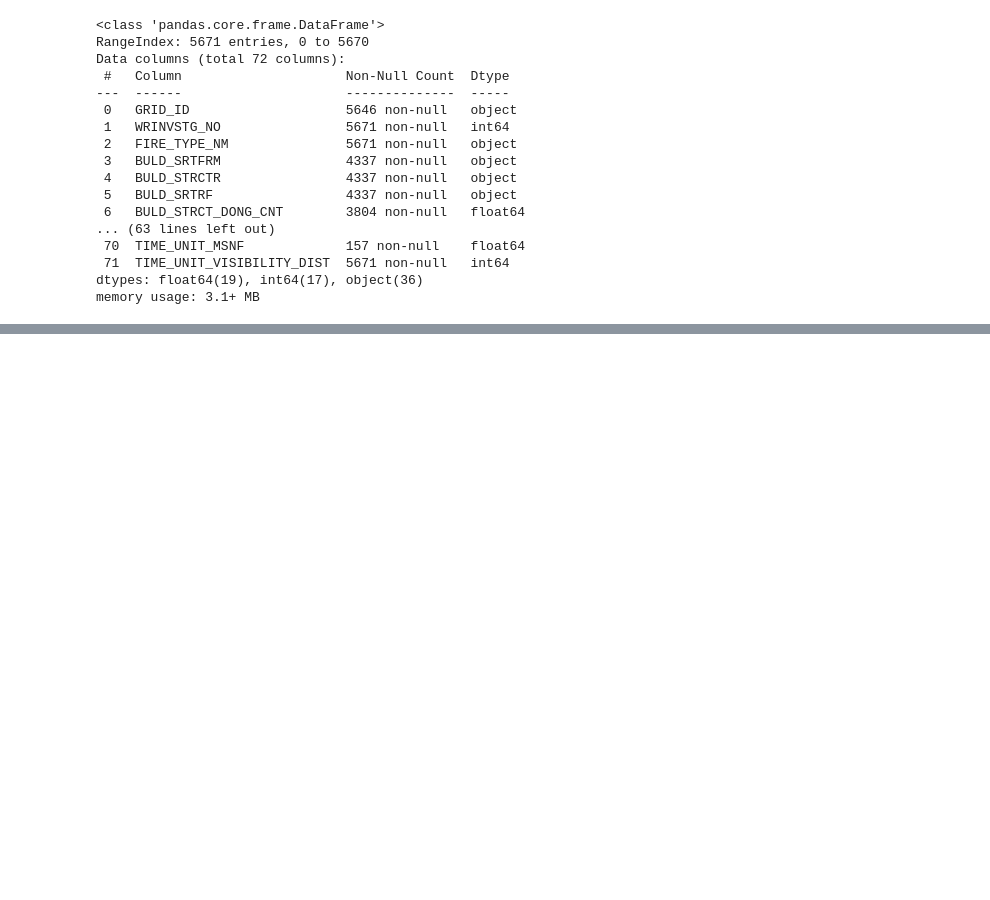
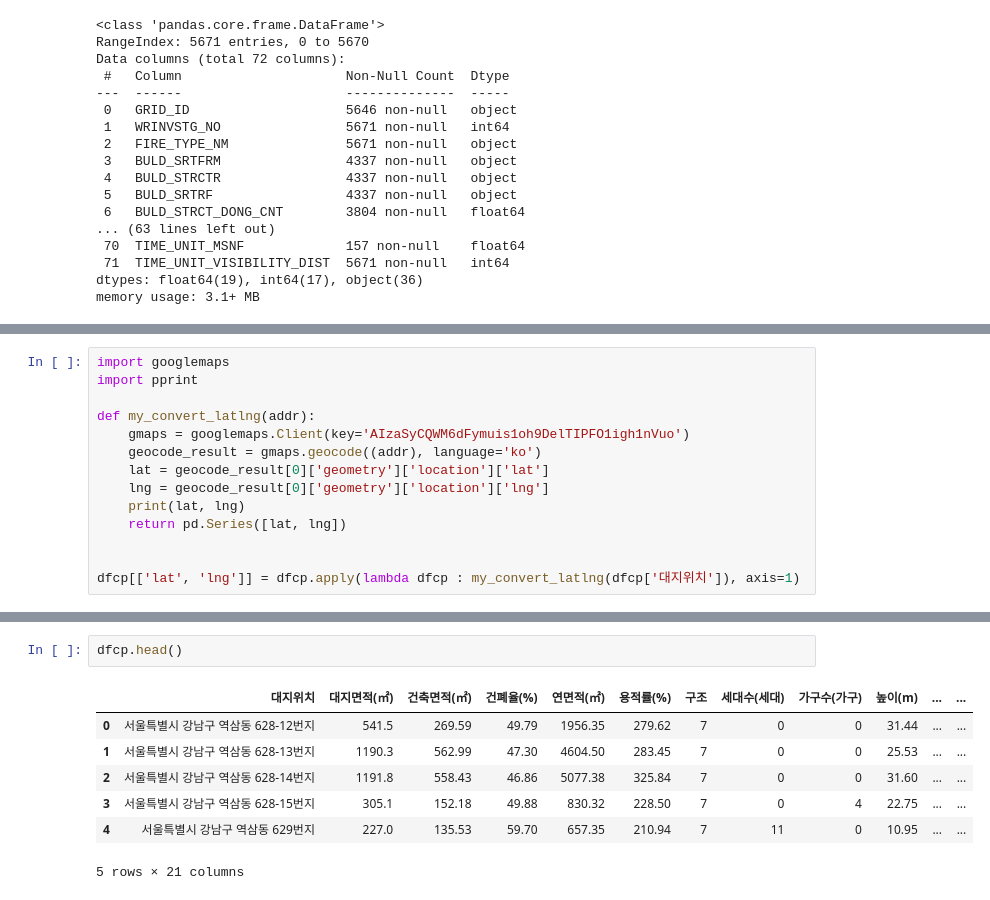
Before and after one commit to joonaeng/SA_AI_SEMI_PROJECT, a Jupyter notebook: Old_Structure_Seoul.ipynb, the cells around one changed output, grey strips where cells are left out. Cells and saved outputs as stored; diff of their text form; blank space fills up the shorter version.

```diff
--- a/Old_Structure_Seoul.ipynb
+++ b/Old_Structure_Seoul.ipynb
@@ -87,0 +108,14 @@ array(['다사46a41a', '다사62b45a', '다사66b49a', ..., '다사47b61a', '다
+# %%
+import googlemaps
+import pprint
+
+def my_convert_latlng(addr):
+    gmaps = googlemaps.Client(key='AIzaSyCQWM6dFymuis1oh9DelTIPFO1igh1nVuo')
+    geocode_result = gmaps.geocode((addr), language='ko')
+    lat = geocode_result[0]['geometry']['location']['lat']
+    lng = geocode_result[0]['geometry']['location']['lng']
+    print(lat, lng)
+    return pd.Series([lat, lng])
+
+
+dfcp[['lat', 'lng']] = dfcp.apply(lambda dfcp : my_convert_latlng(dfcp['대지위치']), axis=1)
@@ -87,0 +196,10 @@ array(['다사46a41a', '다사62b45a', '다사66b49a', ..., '다사47b61a', '다
+# %%
+dfcp.head()
+# %% [output]
+|  | 대지위치 | 대지면적(㎡) | 건축면적(㎡) | 건폐율(%) | 연면적(㎡) | 용적률(%) | 구조 | 세대수(세대) | 가구수(가구) | 높이(m) | ... | ... |
+| 0 | 서울특별시 강남구 역삼동 628-12번지 | 541.5 | 269.59 | 49.79 | 1956.35 | 279.62 | 7 | 0 | 0 | 31.44 | ... | ... |
+| 1 | 서울특별시 강남구 역삼동 628-13번지 | 1190.3 | 562.99 | 47.30 | 4604.50 | 283.45 | 7 | 0 | 0 | 25.53 | ... | ... |
+| 2 | 서울특별시 강남구 역삼동 628-14번지 | 1191.8 | 558.43 | 46.86 | 5077.38 | 325.84 | 7 | 0 | 0 | 31.60 | ... | ... |
+| 3 | 서울특별시 강남구 역삼동 628-15번지 | 305.1 | 152.18 | 49.88 | 830.32 | 228.50 | 7 | 0 | 4 | 22.75 | ... | ... |
+| 4 | 서울특별시 강남구 역삼동 629번지 | 227.0 | 135.53 | 59.70 | 657.35 | 210.94 | 7 | 11 | 0 | 10.95 | ... | ... |
+5 rows × 21 columns
```
Also changed, not shown: parts of 14 cells of this notebook, 2 other files.
